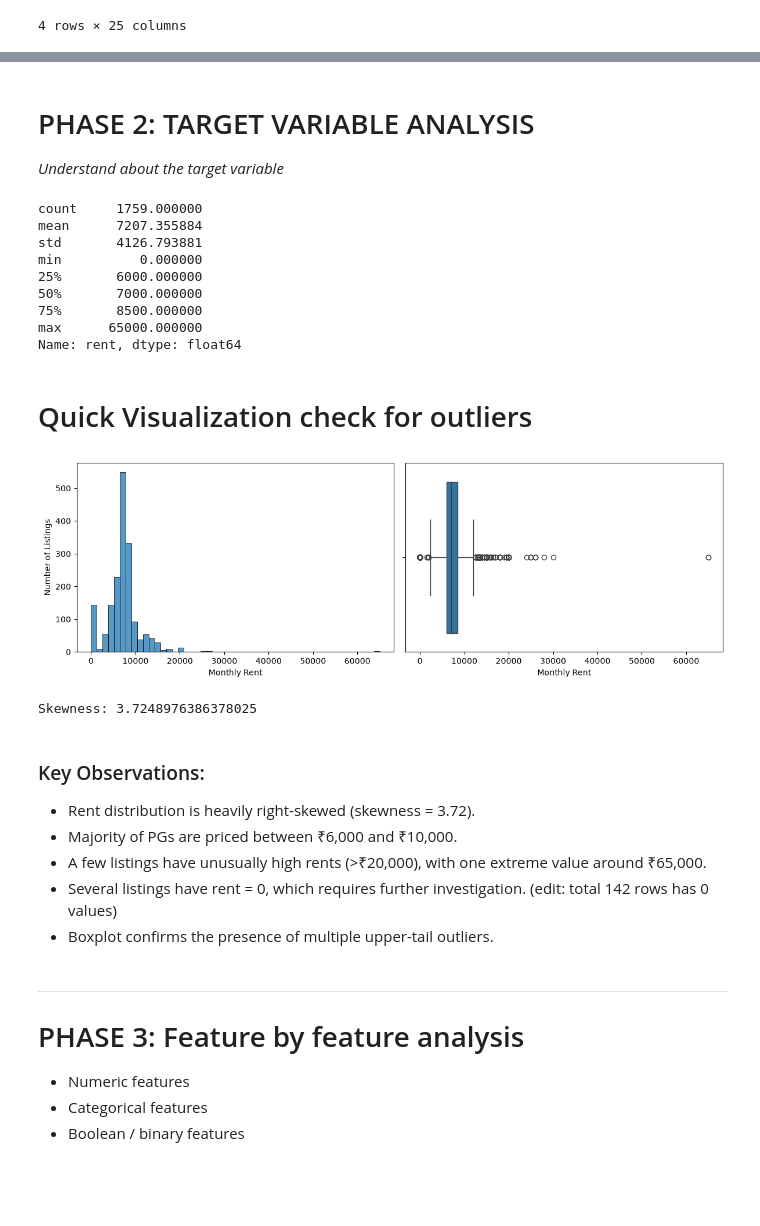
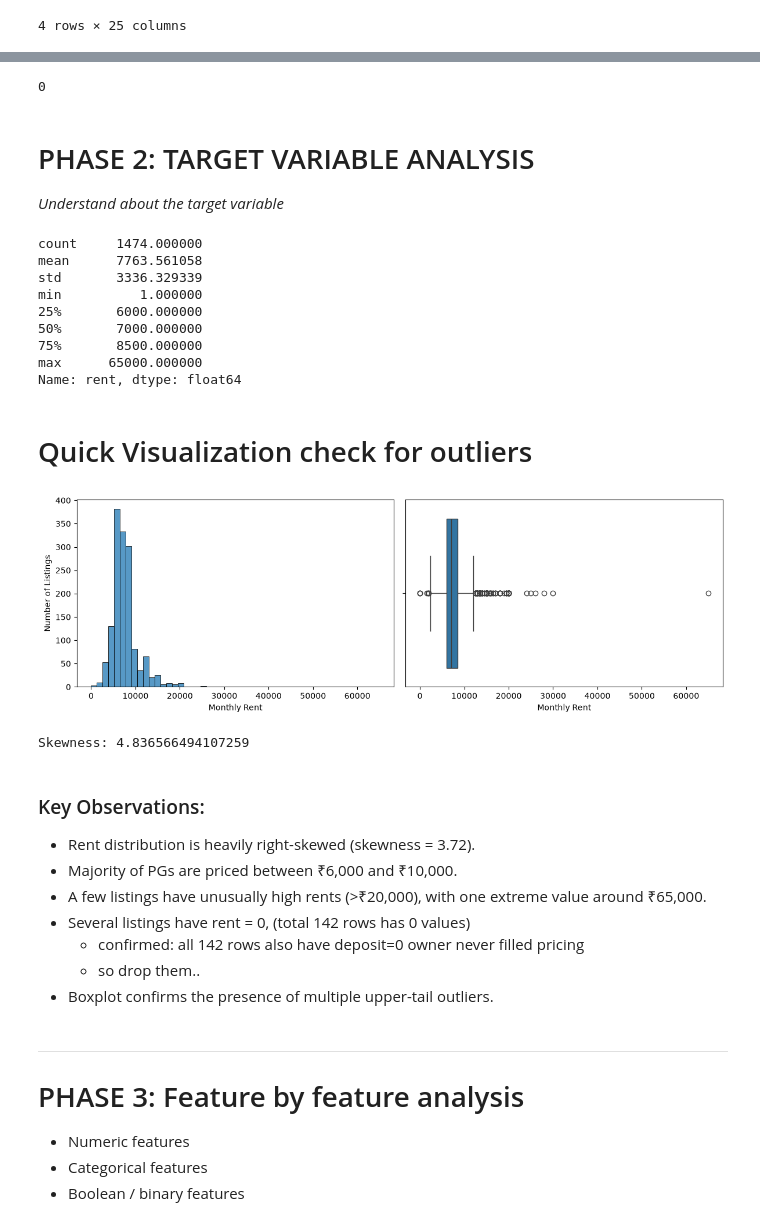
Before and after one commit to DineshMSDian/chennai-pg-price-predictor, a Jupyter notebook: Notebooks/01_eda_cleanup.ipynb, the cells around one changed output, grey strips where cells are left out. Saved outputs shown, nothing was run; the diff lists cells and outputs as text; code cells hidden in the pictures; blank space fills up the shorter version.

Commit message:
EDA: [Data-Cleaning]: phase 3 and 4 (feature & relationship analysis) needs cleaned data, so performed data cleaing for further analysis
Signed-off-by: DineshMSDian <dinesh2742004@gmail.com>

```diff
--- a/Notebooks/01_eda_cleanup.ipynb
+++ b/Notebooks/01_eda_cleanup.ipynb
@@ -259,0 +393,2 @@ df.describe(include=['object', 'str']) # categorical column
+# %%
+df_clean = df_clean.drop(columns=['id', 'title', 'address', 'total_bathrooms', 'guardian_required'])
@@ -260,15 +422,39 @@ df.describe(include=['object', 'str']) # categorical column
+# %%
+# Encoding (cast) bool dtype columns to int (0,1)
+# cast to int (0/1) - improves consistency across preprocessing and model pipelines
+bool_cols = df_clean.select_dtypes(include='bool').columns
+df_clean[bool_cols] = df_clean[bool_cols].astype(int)
+# %%
+# 1. One hot encoding
+OHE_column = [
+    'gender', 'available_for', 'occupancy', 'parking'
+]
+
+df_clean = pd.get_dummies(
+    df_clean,
+    columns = OHE_column,
+    drop_first= True,
+    dtype='int8'
+)
+# %%
+# Drop invalid zero-rent listings
+df_clean = df_clean[df_clean['rent'] > 0]
+# %%
+print((df_clean['rent'] == 0).sum())
+# %% [output]
+0
 # %% [markdown]
 # PHASE 2: TARGET VARIABLE ANALYSIS
 
   *Understand about the target variable*
 # %%
-df_target = df['rent']
+df_target = df_clean['rent']
 df_target.describe()
 # %% [output]
-count     1759.000000
-mean      7207.355884
-std       4126.793881
-min          0.000000
+count     1474.000000
+mean      7763.561058
+std       3336.329339
+min          1.000000
 25%       6000.000000
 50%       7000.000000
 75%       8500.000000
@@ -279,39 +465,41 @@ Name: rent, dtype: float64
 # %%
 fig, axes = plt.subplots(1, 2, figsize=(12, 4))
 
 # Histogram
 sns.histplot(
-    data=df,
+    data=df_clean,
     x='rent',
     bins=50,
     ax = axes[0]
 )
 axes[0].set_xlabel("Monthly Rent")
 axes[0].set_ylabel("Number of Listings")
 
 # Boxplot
 sns.boxplot(
-    data = df,
+    data = df_clean,
     x = 'rent',
     ax = axes[1]
 )
 axes[1].set_xlabel("Monthly Rent")
 
 plt.tight_layout()
 plt.show()
 
 
 # Skewness
-print(f"Skewness: {df_target.skew()}")
+print(f"Skewness: {df_clean['rent'].skew()}")
 # %% [output]
-[figure, old version]
+[figure, new version]
-Skewness: 3.7248976386378025
+Skewness: 4.836566494107259
 # %% [markdown]
 ### Key Observations:
 - Rent distribution is heavily right-skewed (skewness = 3.72).
 - Majority of PGs are priced between ₹6,000 and ₹10,000.
 - A few listings have unusually high rents (>₹20,000), with one extreme value around ₹65,000.
-- Several listings have rent = 0, which requires further investigation. (edit: total 142 rows has 0 values)
+- Several listings have rent = 0, (total 142 rows has 0 values)
+    - confirmed: all 142 rows also have deposit=0  owner never filled pricing
+    - so drop them..
 - Boxplot confirms the presence of multiple upper-tail outliers.
 # %% [markdown]
 ------------------------------------------------------------------------
```
Also changed, not shown: parts of 33 cells of this notebook, 1 other file.
